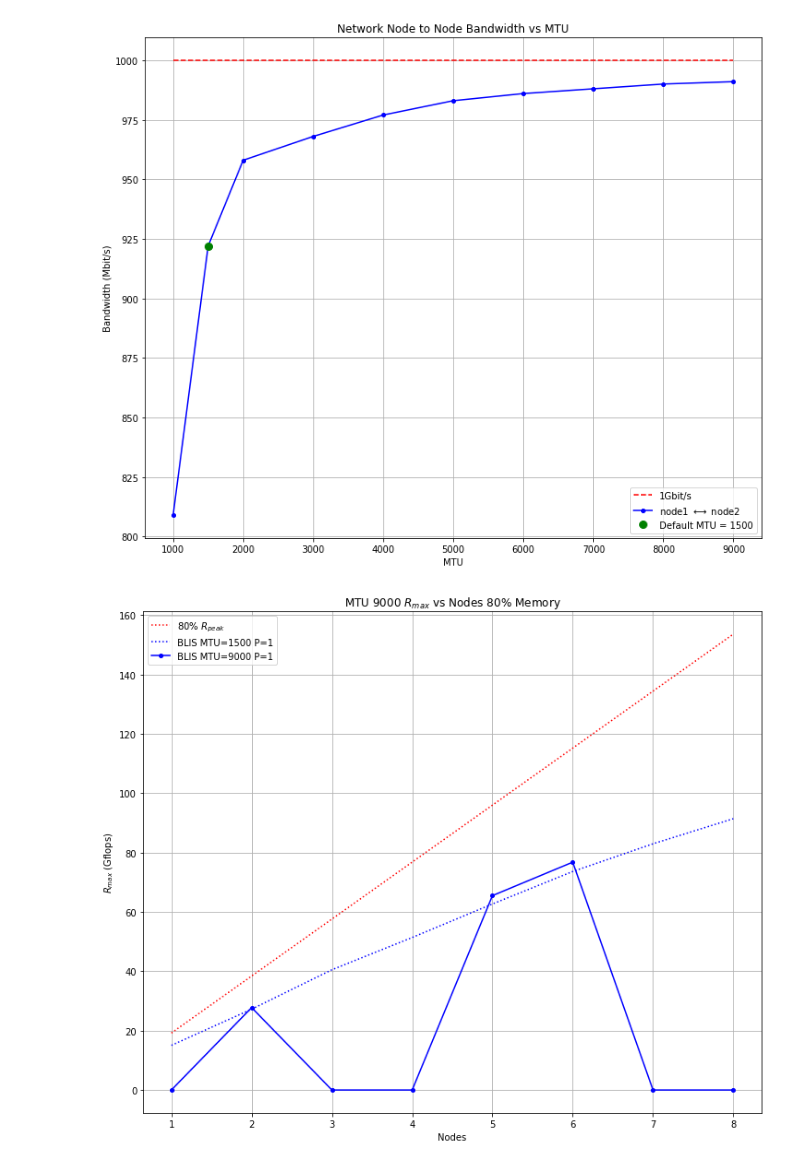
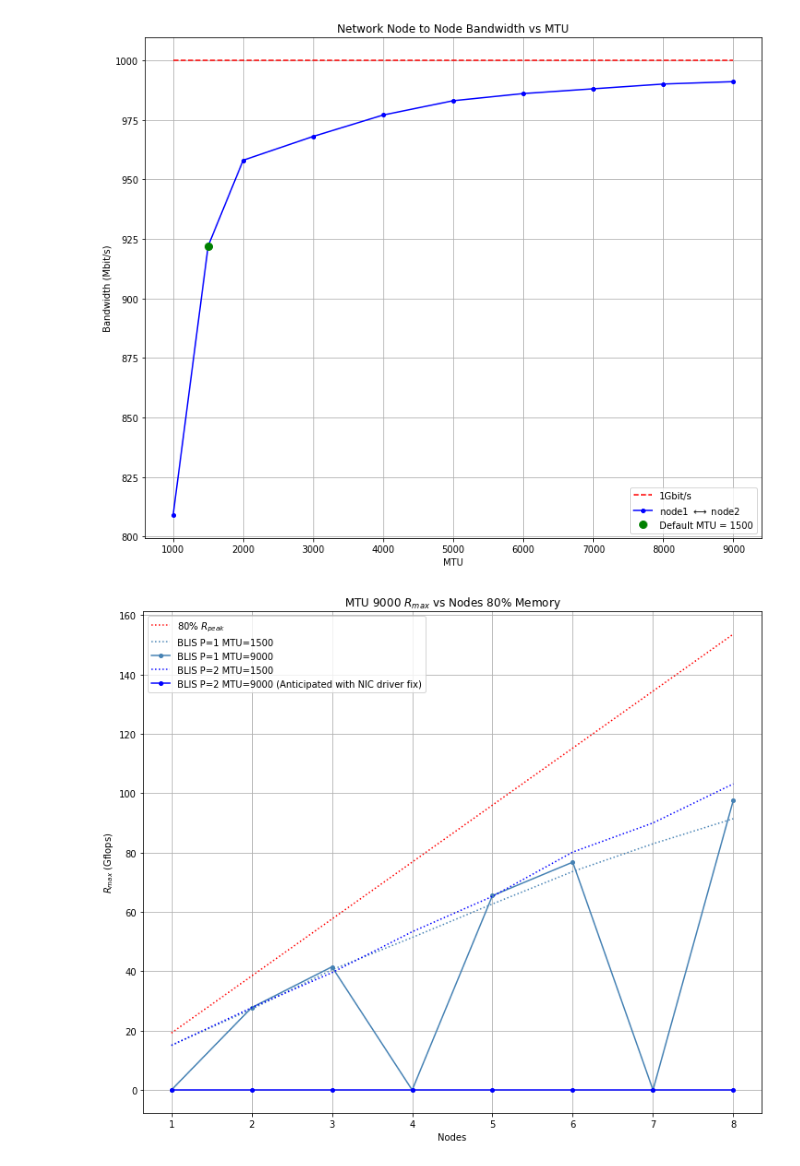
Before and after one commit to johnduffymsc/dissertation, a Jupyter notebook: picluster.ipynb, the cells around one changed output. Saved outputs shown, nothing was run; the diff lists cells and outputs as text; code cells hidden in the pictures.

```diff
--- a/picluster.ipynb
+++ b/picluster.ipynb
@@ -470,49 +470,55 @@ blis_p1_1500 = [
 ]
 
 blis_p2_1500 = [
-    0,
-    0,
-    0,
-    0,
-    0,
-    0,
-    0,
-    0
+    1.5045e+01,
+    2.7742e+01,
+    3.9531e+01,
+    5.3333e+01,
+    6.5231e+01,
+    8.0164e+01,
+    8.9984e+01,
+    1.0315e+02
 ]
 
 blis_p1_9000 = [
     0,
     2.7767e+01,
+    4.1503e+01,
     0,
-    0,
-    65.5,
+    6.5496e+01,
     7.6772e+01,
     0,
-    0
+    9.7589e+01
 ]
 
 blis_p2_9000 = [
     0,
     0,
     0,
     0,
     0,
     0,
     0,
     0
 ]
 
 plt.figure(figsize=(12, 10))
 plt.title("MTU 9000 $R_{max}$ vs Nodes 80% Memory")
 plt.plot(nodes, r_peak_80, ":r", markersize=4)
-plt.plot(nodes, blis, ":b", markersize=4)
-plt.plot(nodes, blis_mtu_9000, "-bo", markersize=4)
+plt.plot(nodes, blis_p1_1500, ":", markersize=4, color="steelblue")
+plt.plot(nodes, blis_p1_9000, "-o", markersize=4, color="steelblue")
+plt.plot(nodes, blis_p2_1500, ":b", markersize=4)
+plt.plot(nodes, blis_p2_9000, "-bo", markersize=4)
 plt.xlabel("Nodes")
 plt.ylabel("$R_{max}$ (Gflops)")
-plt.legend(["80% $R_{peak}$", "BLIS MTU=1500 P=1", "BLIS MTU=9000 P=1"])
+plt.legend(["80% $R_{peak}$",
+            "BLIS P=1 MTU=1500",
+            "BLIS P=1 MTU=9000",
+            "BLIS P=2 MTU=1500",
+            "BLIS P=2 MTU=9000 (Anticipated with NIC driver fix)"])
 plt.grid()
 plt.savefig("gflops_vs_nodes_80_percent_memory_mtu_9000.pdf")
 plt.savefig("gflops_vs_nodes_80_percent_memory_mtu_9000.png")
 plt.show()
 # %% [output]
-[figure, old version]
+[figure, new version]
```
Also changed, not shown: 2 other files.
